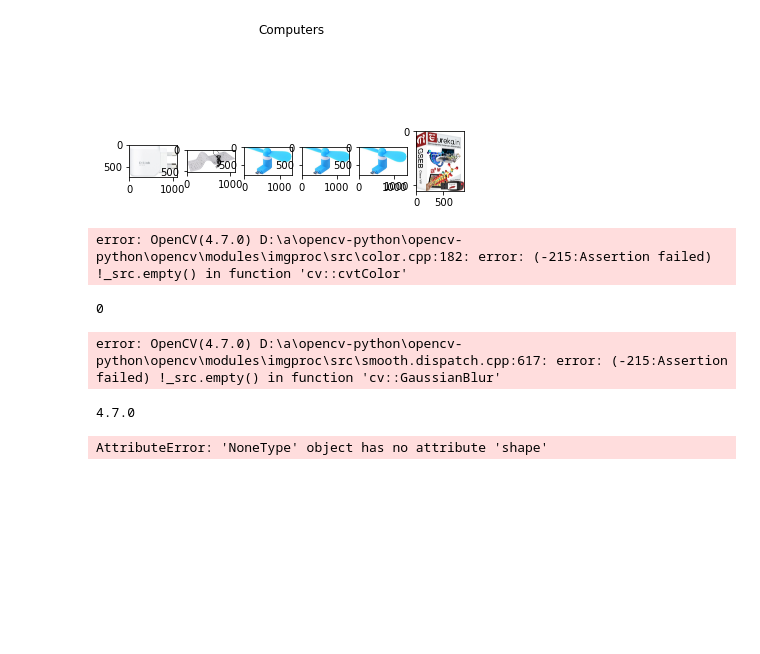
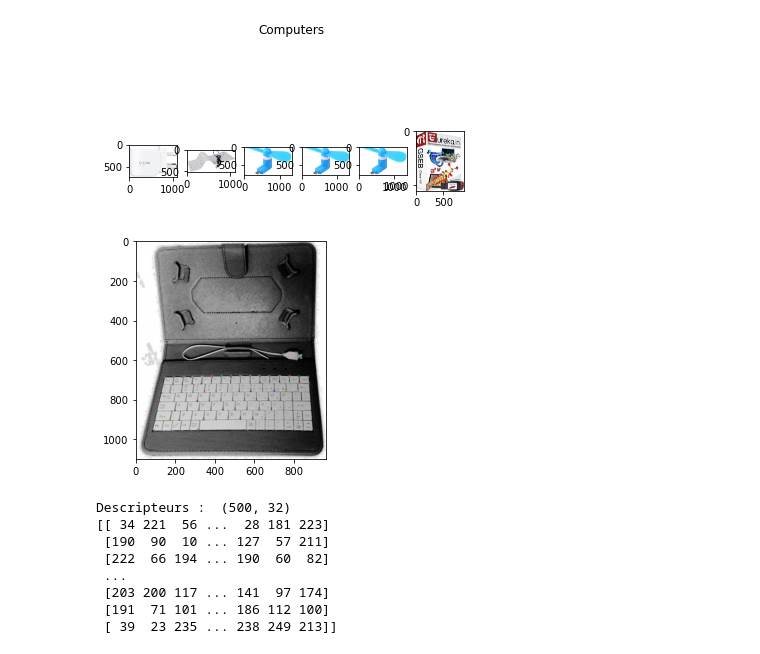
Before and after one commit to LaurenceAndraud/cosmo-dev-still-grindin, a Jupyter notebook: Prétraitement images.ipynb, the cells around one changed output. Saved outputs shown, nothing was run; the diff lists cells and outputs as text; code cells hidden in the pictures; blank space fills up the shorter version.

```diff
--- a/Prétraitement images.ipynb
+++ b/Prétraitement images.ipynb
@@ -181,38 +165,28 @@ print(f'Précision du modèle : {accuracy}')
 # %%
 orb =  cv2.ORB_create()
-image = cv2.imread(df.image_folder[1],0) # convert in gray
-image = cv2.equalizeHist(image)   # equalize image histogram
+
+image = cv2.imread('images/00e966a5049a262cfc72e6bbf68b80e7.jpg', cv2.IMREAD_GRAYSCALE) # convert in gray
+
+image = cv2.equalizeHist(image)   # equalize l'histogramme de l'image
+
 kp, des = orb.detectAndCompute(image, None)
+
 img=cv2.drawKeypoints(image,kp,image)
+
 plt.imshow(img)
+
 plt.show()
+
 print("Descripteurs : ", des.shape)
+
 print(des)
 # %% [output]
+[figure, added]
-error: OpenCV(4.7.0) D:\a\opencv-python\opencv-python\opencv\modules\imgproc\src\color.cpp:182: error: (-215:Assertion failed) !_src.empty() in function 'cv::cvtColor'
+Descripteurs :  (500, 32)
+[[ 34 221  56 ...  28 181 223]
+ [190  90  10 ... 127  57 211]
+ [222  66 194 ... 190  60  82]
+ ...
+ [203 200 117 ... 141  97 174]
+ [191  71 101 ... 186 112 100]
+ [ 39  23 235 ... 238 249 213]]
-# %%
-import time
-
-# identification of key points and associated descriptors
-orb_keypoints = []
-temps1=time.time()
-orb = cv2.ORB_create()
-
-for image_num in range(len(list_image)):
-    if image_num%100 == 0 : print(image_num)
-    image = cv2.imread(list_image[image_num],0)
-    image = cv2.GaussianBlur(image, (5, 5), 0)
-    equalized = cv2.equalizeHist(image)
-    kp, des = orb.detectAndCompute(equalized, None)
-    orb_keypoints.append(des)
-
-orb_keypoints_by_img = np.asarray(orb_keypoints, dtype=object)
-orb_keypoints_all    = np.concatenate(orb_keypoints_by_img, axis=0)
-
-print("Nombre de descripteurs : ", orb_keypoints_all.shape)
-
-duration1=time.time()-temps1
-print("temps de traitement ORB descriptor : ", "%15.2f" % duration1, "secondes")
-# %% [output]
-0
-error: OpenCV(4.7.0) D:\a\opencv-python\opencv-python\opencv\modules\imgproc\src\smooth.dispatch.cpp:617: error: (-215:Assertion failed) !_src.empty() in function 'cv::GaussianBlur'
@@ -258,31 +192,0 @@ for filename in os.listdir(image_folder):
-# %%
-print(cv2.__version__)
-# %% [output]
-4.7.0
-# %%
-from sklearn.model_selection import train_test_split
-from sklearn.svm import SVC
-from sklearn.metrics import accuracy_score
-
-orb = cv2.ORB_create()
-
-def equalizedHist(image):
-    if len(image.shape) == 3 and image.shape[2] == 3:
-        # Convertir l'image en niveau de gris
-        gray = cv2.cvtColor(image, cv2.COLOR_BGR2GRAY)
-    else:
-        gray = image
-    # Égalisation de l'histogramme
-    eq_hist = cv2.equalizeHist(gray)
-    return eq_hist
-
-image = cv2.imread(df.image_folder[1],0)
-image = equalizedHist(image)
-kp, des = orb.detectAndCompute(image, None)
-img = cv2.drawKeypoints(image, kp, None)
-plt.imshow(img)
-plt.show()
-print('Descripteurs :', des.shape)
-print(des)
-# %% [output]
-AttributeError: 'NoneType' object has no attribute 'shape'
```
Also changed, not shown: parts of 8 cells of this notebook.
